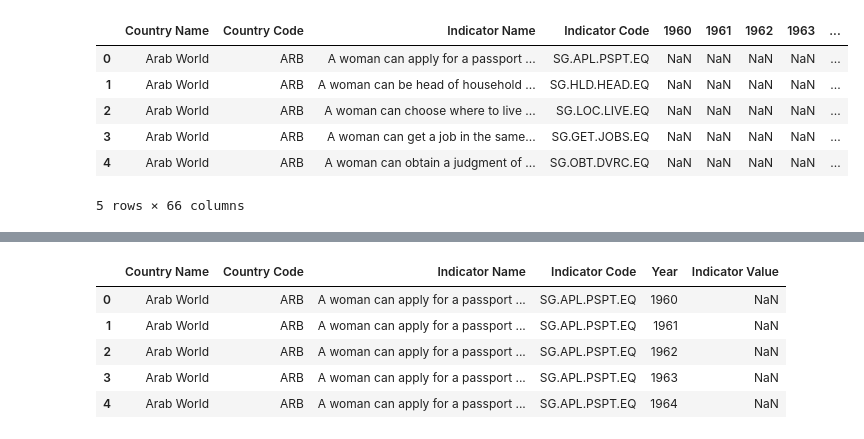
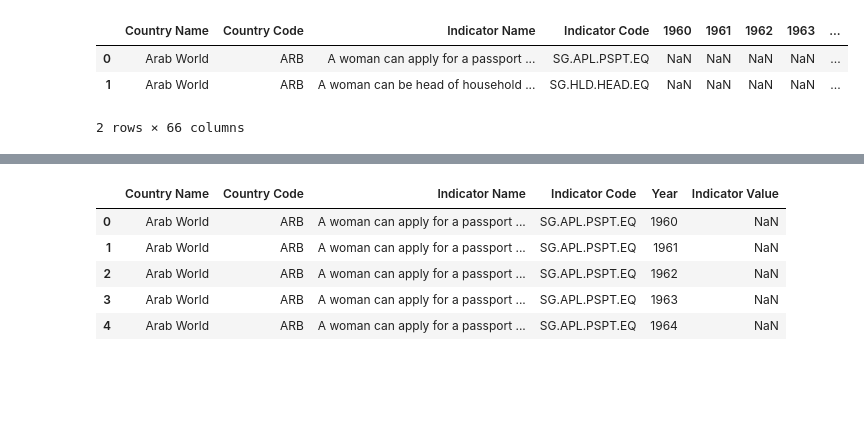
Before and after one commit to sinchita-sdq/WorldBankStats_Analysis, a Jupyter notebook: World Bank Gender Statistics.ipynb, the cells around one changed output, grey strips where cells are left out. Saved outputs shown, nothing was run; the diff lists cells and outputs as text; code cells hidden in the pictures; blank space fills up the shorter version.

```diff
--- a/World Bank Gender Statistics.ipynb
+++ b/World Bank Gender Statistics.ipynb
@@ -51,12 +40,9 @@ country.head()
 # %%
 #Reading the second dataset
 stats = pd.read_csv('Gender_Stats_csv/Gender_StatsData.csv')
-stats.head()
+stats.head(2)
 # %% [output]
 |  | Country Name | Country Code | Indicator Name | Indicator Code | 1960 | 1961 | 1962 | 1963 | ... |
 | 0 | Arab World | ARB | A woman can apply for a passport ... | SG.APL.PSPT.EQ | NaN | NaN | NaN | NaN | ... |
 | 1 | Arab World | ARB | A woman can be head of household ... | SG.HLD.HEAD.EQ | NaN | NaN | NaN | NaN | ... |
-| 2 | Arab World | ARB | A woman can choose where to live ... | SG.LOC.LIVE.EQ | NaN | NaN | NaN | NaN | ... |
-| 3 | Arab World | ARB | A woman can get a job in the same... | SG.GET.JOBS.EQ | NaN | NaN | NaN | NaN | ... |
-| 4 | Arab World | ARB | A woman can obtain a judgment of ... | SG.OBT.DVRC.EQ | NaN | NaN | NaN | NaN | ... |
-5 rows × 66 columns
+2 rows × 66 columns
```
Also changed, not shown: parts of 28 cells of this notebook.
